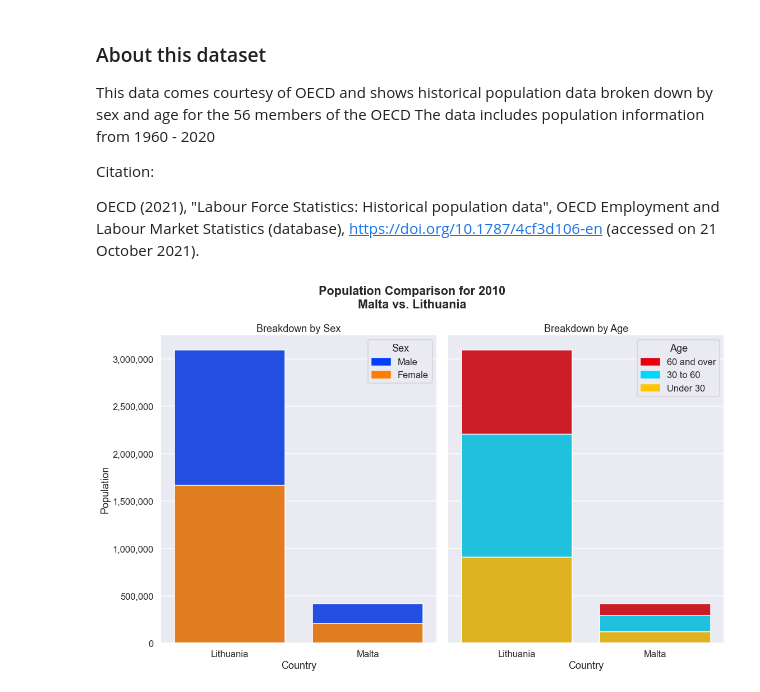
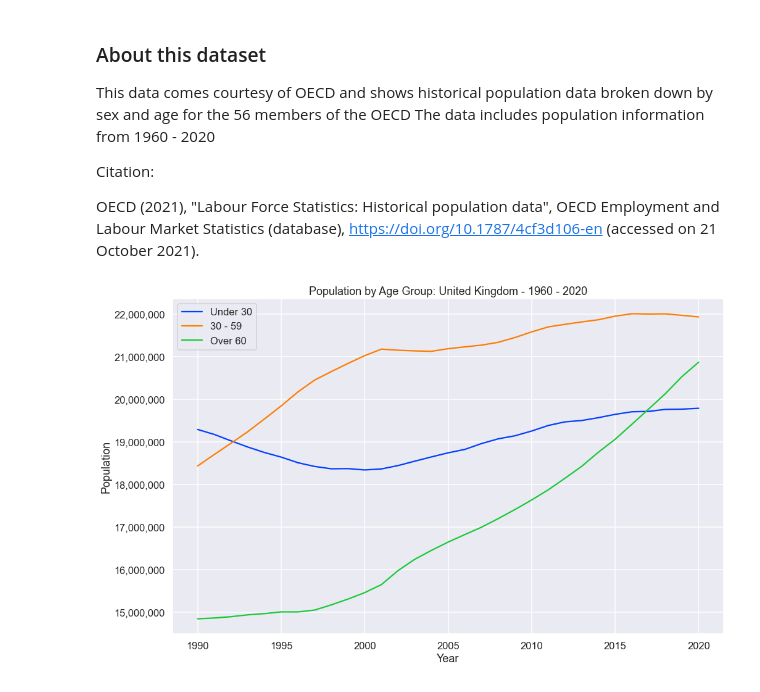
Before and after one commit to cmstorrsfox/portfolio_project, a Jupyter notebook: python_and_r/oop_project/countries_oop.ipynb, the cells around one changed output. Drawn from its saved outputs; the diff is of its cells as text; code cells hidden in the pictures.

Commit message:
working compare, half working country

```diff
--- a/python_and_r/oop_project/countries_oop.ipynb
+++ b/python_and_r/oop_project/countries_oop.ipynb
@@ -200,23 +200,35 @@ class Country():
     ax.axvline(x=2020, color='black', linestyle='dotted')
     plt.show()
 
-  def line_growth(self):
+  def line_growth(self, years=''):
     data = self.country_pop_profile()
+
+    if years:
+      if len(years) != 3:
+        year_step = 5
+      else:
+        year_step = years[2]
+
+      data = data[data['Year'].isin([year for year in range(years[0], years[1]+1)])]
+    else:
+      year_step = 5
+      years = (min(data.Year.values), max(data.Year.values))
 
     age_order = data.Age.unique().tolist()
     age_order.insert(1, age_order.pop(9))
 
     totals = data[(data.Sex == 'Total') & (data.Age != 'Total')]
-    zero_to_thirty = totals[totals['Age'].isin(age_order[:5])]
-    thirty_to_sixty = totals[totals['Age'].isin(age_order[6:11])]
-    sixty_plus = totals[totals['Age'].isin(age_order[11:])]
-
+    zero_to_thirty = totals[totals['Age'].isin(age_order[:5])].groupby(by="Year").sum()
+    thirty_to_sixty = totals[totals['Age'].isin(age_order[6:11])].groupby(by="Year").sum()
+    sixty_plus = totals[totals['Age'].isin(age_order[11:])].groupby(by="Year").sum()
     fig, ax = plt.subplots(figsize=(16, 10))
+    x_ticks = range(min(data.Year.unique()), max(data.Year.unique()+1), year_step)
     sns.lineplot(data=zero_to_thirty, x='Year', y='Population', ci=None, label='Under 30')
     sns.lineplot(data=thirty_to_sixty, x='Year', y='Population', ci=None, label='30 - 59')
     sns.lineplot(data=sixty_plus, x='Year', y='Population', ci=None, label='Over 60')
     ax.get_yaxis().set_major_formatter(mpl.ticker.StrMethodFormatter('{x:,.0f}'))
     ax.set_title(f"Population by Age Group: {self.name} - 1960 - 2020")
+    ax.set_xticks(x_ticks)
 
     plt.legend()
     plt.show()
@@ -315,8 +327,12 @@ class Compare_Countries():
 # %%
 #OECD().list_countries()
 
-comparison = Compare_Countries("Malta", "Lithuania")
+comparison = Compare_Countries("United Kingdom", "Lithuania")
 
 comparison.compare_population_by_year(2010)
-# %% [output]
-[figure, removed]
+# %%
+uk = Country("United Kingdom")
+
+uk.line_growth(years=(1990,2020,5))
+# %% [output]
+[figure, added]
```
Also changed, not shown: 2 other files.
